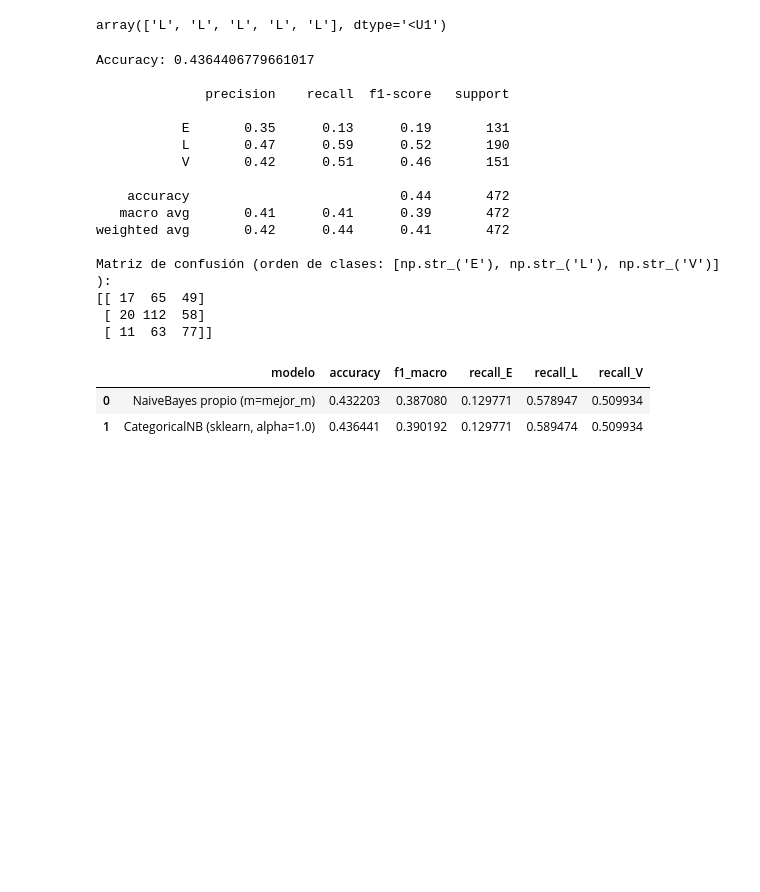
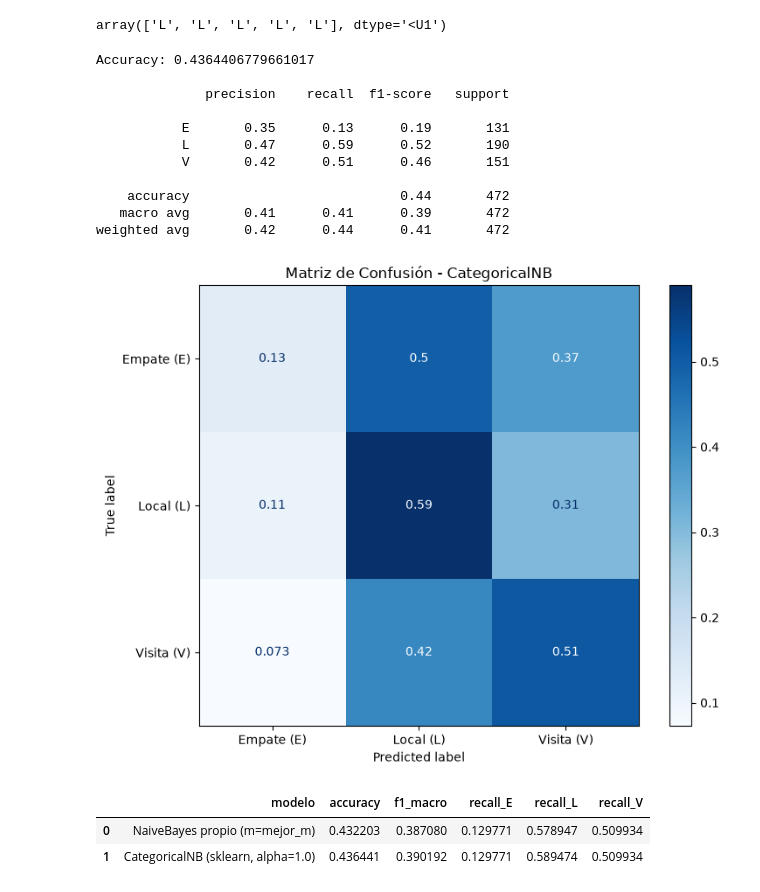
Before and after one commit to lugonca20/aprendaut_labs, a Jupyter notebook: tarea1/tarea1.ipynb, the cells around one changed output. Saved outputs shown, nothing was run; the diff lists cells and outputs as text; code cells hidden in the pictures; blank space fills up the shorter version.

```diff
--- a/tarea1/tarea1.ipynb
+++ b/tarea1/tarea1.ipynb
@@ -884,26 +897,34 @@ array(['L', 'L', 'L', 'L', 'L'], dtype='<U1')
 # %%
 print("Accuracy:", accuracy_score(Y_test, predicciones_categorical_nb))
 print()
 print(classification_report(Y_test, predicciones_categorical_nb))
-print("Matriz de confusión (orden de clases:", list(categorical_nb.classes_), "):")
-print(confusion_matrix(Y_test, predicciones_categorical_nb, labels=categorical_nb.classes_))
+
+fig, ax = plt.subplots(figsize=(8, 6))
+ConfusionMatrixDisplay.from_predictions(
+    Y_test,
+    predicciones_categorical_nb,
+    labels=naive_bayes_optimizado.clases_,
+    ax=ax,
+    cmap='Blues',
+    display_labels=['Empate (E)', 'Local (L)', 'Visita (V)'],
+    normalize='true'
+)
+ax.set_title(f'Matriz de Confusión - CategoricalNB')
+plt.tight_layout()
+plt.show()
 # %% [output]
 Accuracy: 0.4364406779661017
 
               precision    recall  f1-score   support
 
            E       0.35      0.13      0.19       131
            L       0.47      0.59      0.52       190
            V       0.42      0.51      0.46       151
 
     accuracy                           0.44       472
    macro avg       0.41      0.41      0.39       472
 weighted avg       0.42      0.44      0.41       472
-
-Matriz de confusión (orden de clases: [np.str_('E'), np.str_('L'), np.str_('V')] ):
-[[ 17  65  49]
- [ 20 112  58]
- [ 11  63  77]]
+[figure, added]
 # %%
 from sklearn.metrics import f1_score, recall_score
 
```
Also changed, not shown: parts of 4 cells of this notebook.
